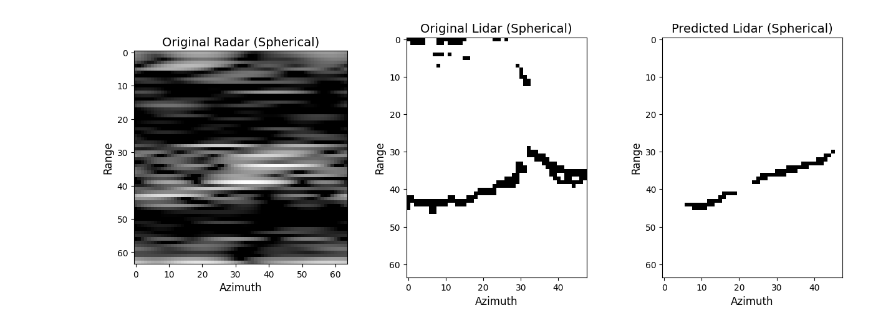
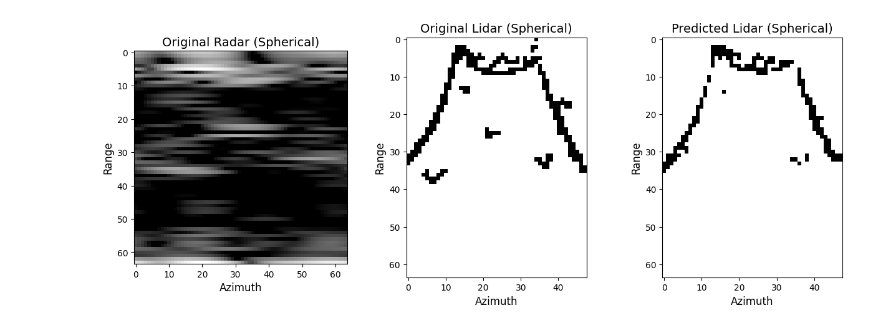
Before and after one commit to cpsl-research/radar-dev, a Jupyter notebook: models/CPSL_Radar_UNET_Pytorch/view_results.ipynb, the cells around one changed output. Drawn from its saved outputs; the diff is of its cells as text; code cells hidden in the pictures.

Commit message:
preliminary training of models

```diff
--- a/models/CPSL_Radar_UNET_Pytorch/view_results.ipynb
+++ b/models/CPSL_Radar_UNET_Pytorch/view_results.ipynb
@@ -16,10 +16,10 @@ result_viewer = Viewer(
     output_directory="lidar",
     sample_file_name="frame",
     working_dir="working_dir",
-    model_file_name="trained.pth"
+    model_file_name="trained_focal_b64_e40.pth"
 )
 # %%
 #show the results for a given sample
-result_viewer.view_result(sample_idx=5)
+result_viewer.view_result(sample_idx=1)
 # %% [output]
-[figure, old version]
+[figure, new version]
```
Also changed, not shown: 1 other file.
